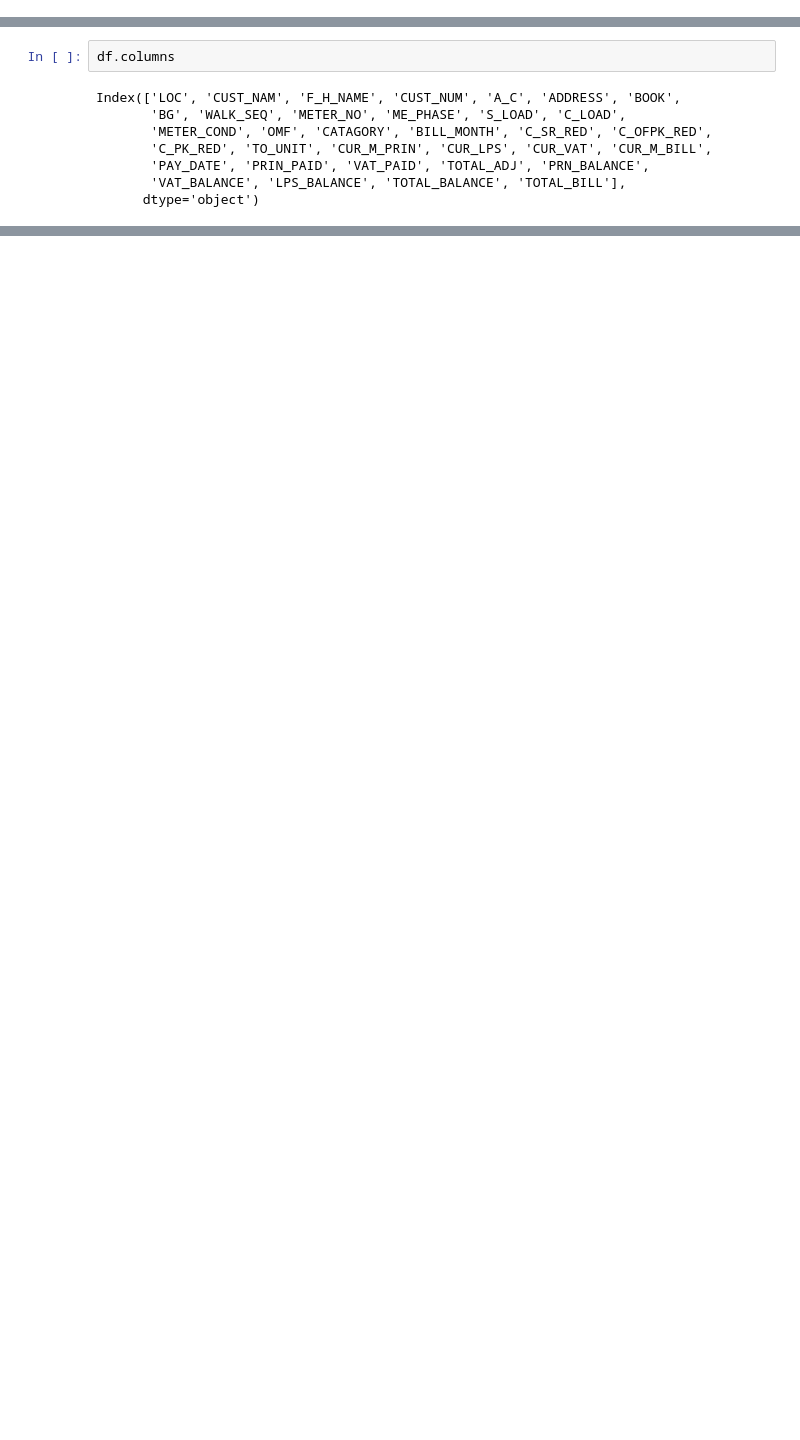
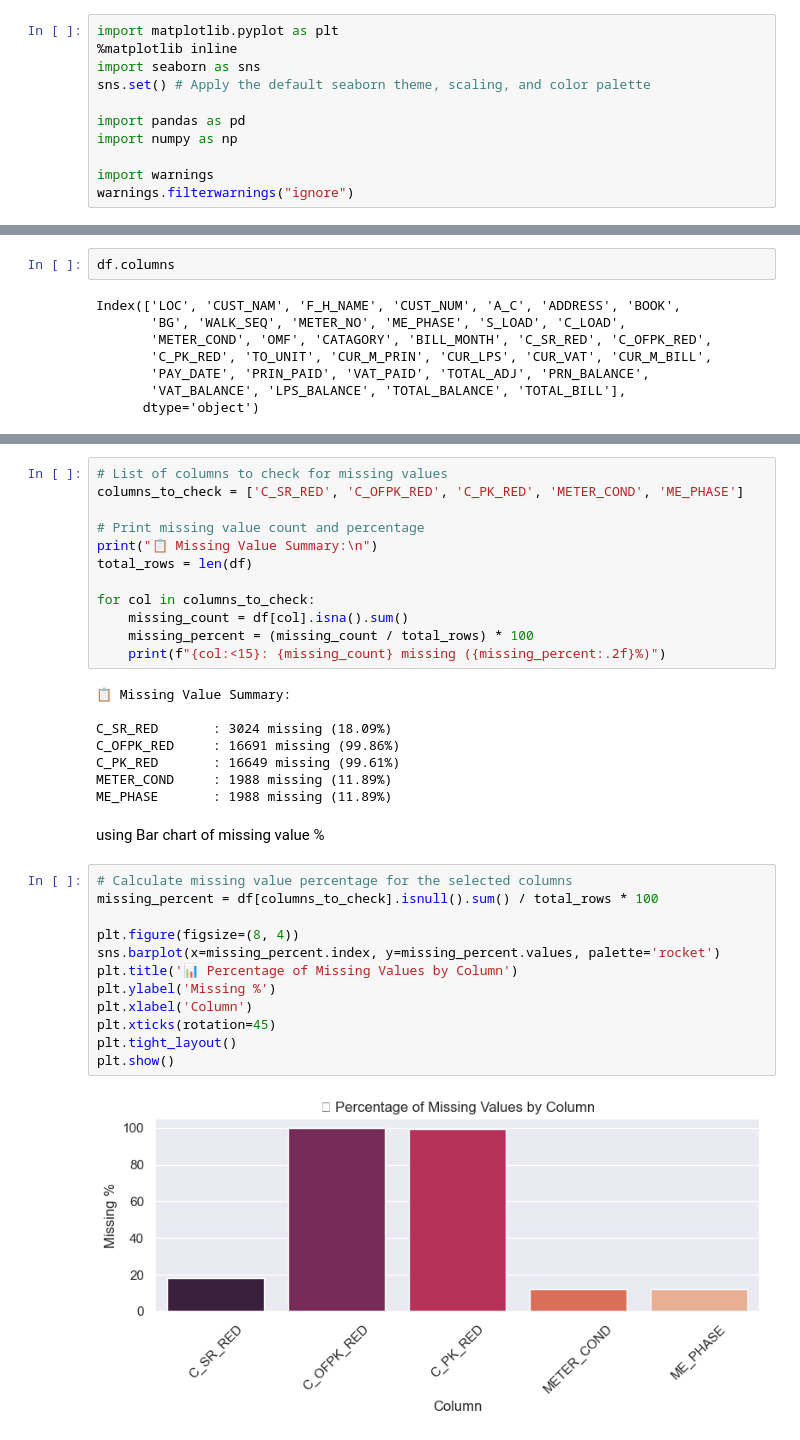
Before and after one commit to Shuvo928/Smart-Load-Shedding-Prediction-Project, a Jupyter notebook: Visualization.ipynb, the cells around one changed output, grey strips where cells are left out. Cells and saved outputs as stored; diff of their text form; blank space fills up the shorter version.

```diff
--- a/Visualization.ipynb
+++ b/Visualization.ipynb
@@ -77,3 +103,14 @@ dtype: object
+# %%
+import matplotlib.pyplot as plt
+%matplotlib inline
+import seaborn as sns
+sns.set() # Apply the default seaborn theme, scaling, and color palette
+
+import pandas as pd
+import numpy as np
+
+import warnings
+warnings.filterwarnings("ignore")
 # %%
 df.describe()
 # %% [output]
@@ -139,0 +177,36 @@ C_PK_RED: 16649 missing (99.61%)
+# %%
+# List of columns to check for missing values
+columns_to_check = ['C_SR_RED', 'C_OFPK_RED', 'C_PK_RED', 'METER_COND', 'ME_PHASE']
+
+# Print missing value count and percentage
+print("📋 Missing Value Summary:\n")
+total_rows = len(df)
+
+for col in columns_to_check:
+    missing_count = df[col].isna().sum()
+    missing_percent = (missing_count / total_rows) * 100
+    print(f"{col:<15}: {missing_count} missing ({missing_percent:.2f}%)")
+# %% [output]
+📋 Missing Value Summary:
+
+C_SR_RED       : 3024 missing (18.09%)
+C_OFPK_RED     : 16691 missing (99.86%)
+C_PK_RED       : 16649 missing (99.61%)
+METER_COND     : 1988 missing (11.89%)
+ME_PHASE       : 1988 missing (11.89%)
+# %% [markdown]
+using Bar chart of missing value %
+# %%
+# Calculate missing value percentage for the selected columns
+missing_percent = df[columns_to_check].isnull().sum() / total_rows * 100
+
+plt.figure(figsize=(8, 4))
+sns.barplot(x=missing_percent.index, y=missing_percent.values, palette='rocket')
+plt.title('📊 Percentage of Missing Values by Column')
+plt.ylabel('Missing %')
+plt.xlabel('Column')
+plt.xticks(rotation=45)
+plt.tight_layout()
+plt.show()
+# %% [output]
+[figure, added]
```
Also changed, not shown: parts of 24 cells of this notebook.
